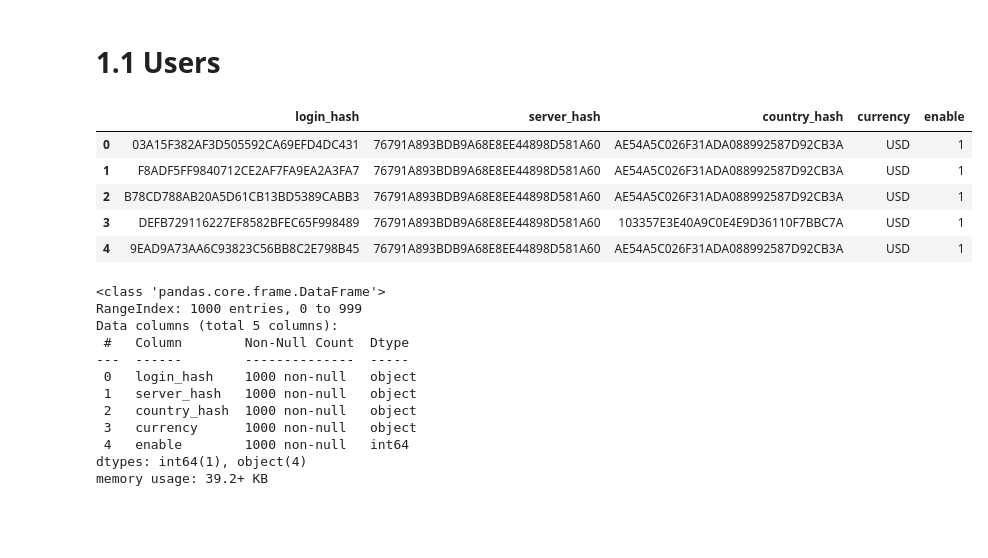
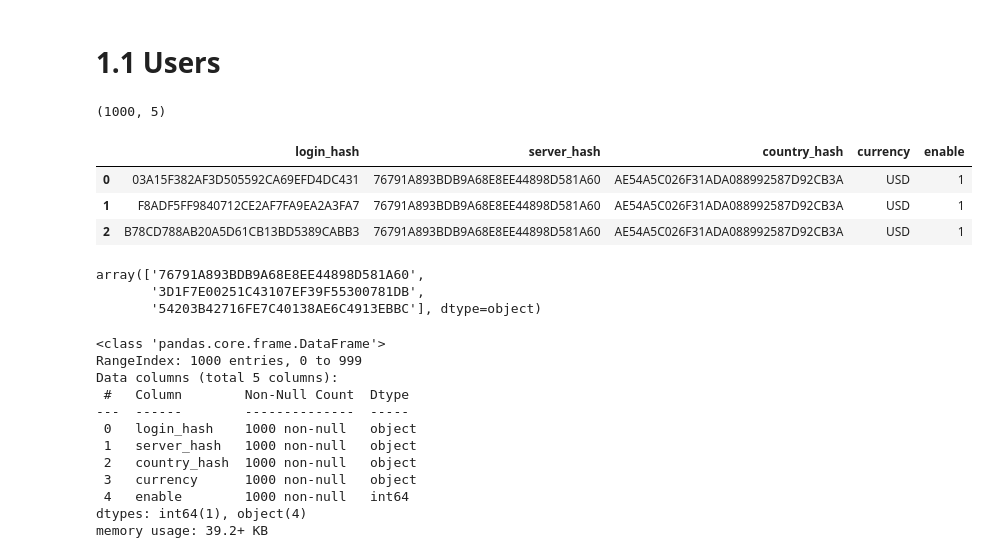
Before and after one commit to GaikwadChinmay/Trade-Markets-Analytics, a Jupyter notebook: Trade_markets.ipynb, the cells around one changed output. Drawn from its saved outputs; the diff is of its cells as text; code cells hidden in the pictures; blank space fills up the shorter version.

```diff
--- a/Trade_markets.ipynb
+++ b/Trade_markets.ipynb
@@ -26,12 +28,20 @@ users = pd.read_csv('/content/Users.csv')
 trades = pd.read_csv('/content/Trades.csv')
 # %% [markdown]
 # 1.1 Users
+# %%
+users.shape
+# %% [output]
+(1000, 5)
 # %%
-users.head()
+users.head(3)
 # %% [output]
 |  | login_hash | server_hash | country_hash | currency | enable |
 | 0 | 03A15F382AF3D505592CA69EFD4DC431 | 76791A893BDB9A68E8EE44898D581A60 | AE54A5C026F31ADA088992587D92CB3A | USD | 1 |
 | 1 | F8ADF5FF9840712CE2AF7FA9EA2A3FA7 | 76791A893BDB9A68E8EE44898D581A60 | AE54A5C026F31ADA088992587D92CB3A | USD | 1 |
 | 2 | B78CD788AB20A5D61CB13BD5389CABB3 | 76791A893BDB9A68E8EE44898D581A60 | AE54A5C026F31ADA088992587D92CB3A | USD | 1 |
-| 3 | DEFB729116227EF8582BFEC65F998489 | 76791A893BDB9A68E8EE44898D581A60 | 103357E3E40A9C0E4E9D36110F7BBC7A | USD | 1 |
-| 4 | 9EAD9A73AA6C93823C56BB8C2E798B45 | 76791A893BDB9A68E8EE44898D581A60 | AE54A5C026F31ADA088992587D92CB3A | USD | 1 |
+# %%
+users['server_hash'].unique()
+# %% [output]
+array(['76791A893BDB9A68E8EE44898D581A60',
+       '3D1F7E00251C43107EF39F55300781DB',
+       '54203B42716FE7C40138AE6C4913EBBC'], dtype=object)
```
Also changed, not shown: parts of 47 cells of this notebook.
